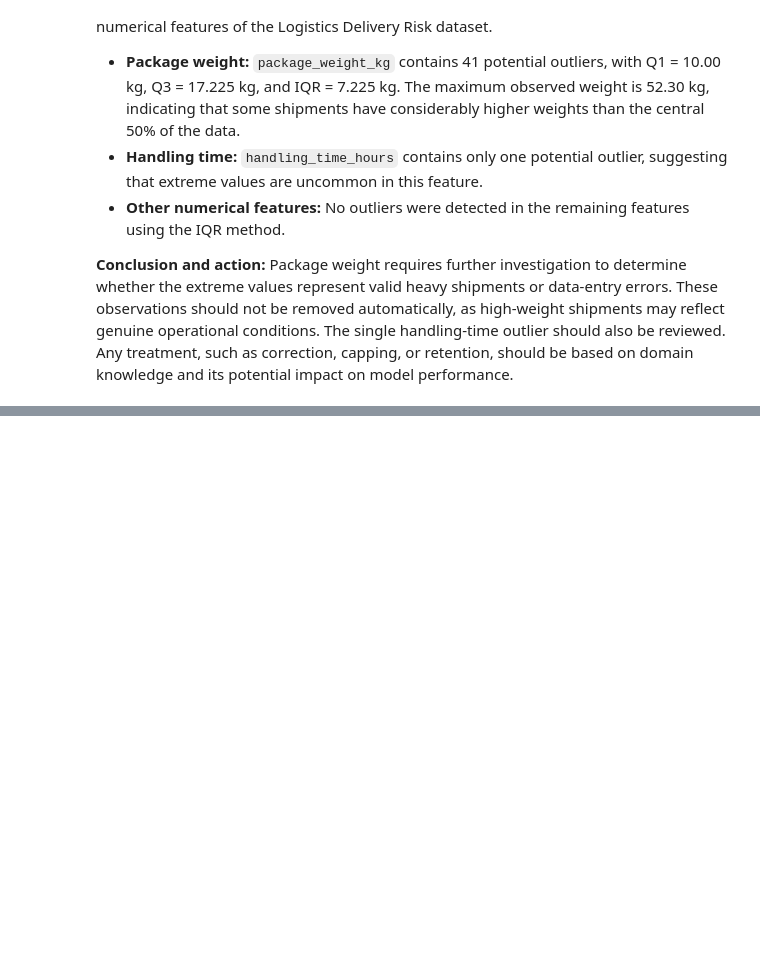
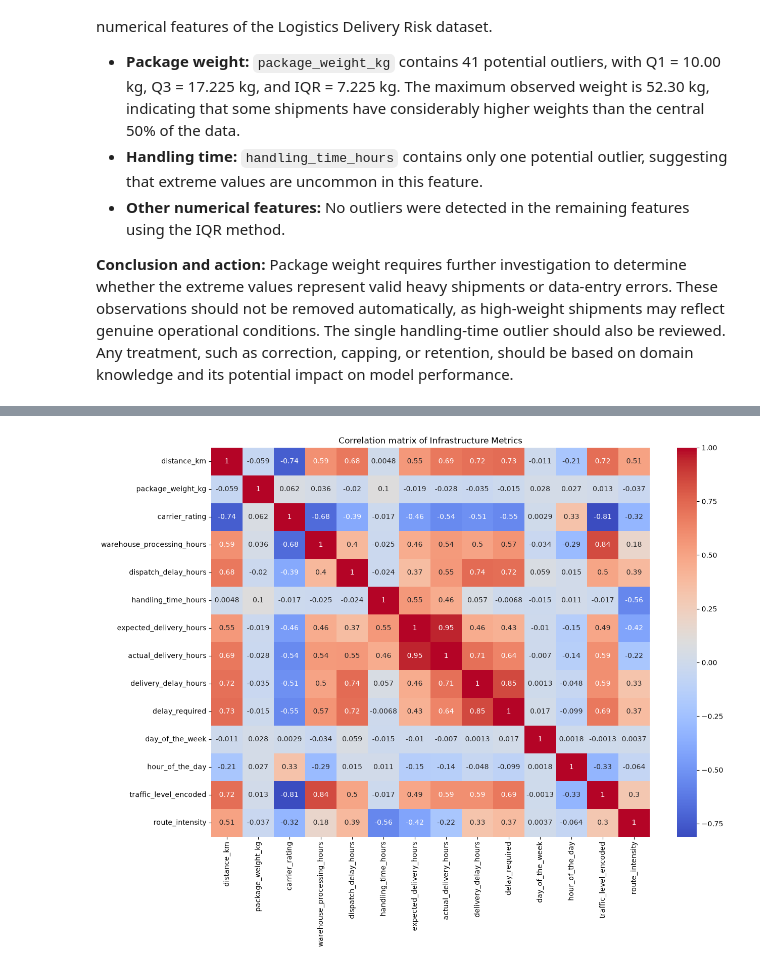
Before and after one commit to NiharikaKrishna-DS/logistics_delivery_risk_intelligence, a Jupyter notebook: logistics_delivery_risk_intelligence.ipynb, the cells around one changed output, grey strips where cells are left out. Saved outputs shown, nothing was run; the diff lists cells and outputs as text; code cells hidden in the pictures; blank space fills up the shorter version.

```diff
--- a/logistics_delivery_risk_intelligence.ipynb
+++ b/logistics_delivery_risk_intelligence.ipynb
@@ -350,0 +392,25 @@ X = shipment_data_df_copy.drop(columns=['delivery_delay_hours','delay_required']
+# %%
+corre_matrix = (
+    shipment_data_df_copy.select_dtypes(include='number').corr()
+     )
+
+plt.figure(figsize=(14,10))
+
+sns.heatmap(
+    data = corre_matrix,
+    cmap="coolwarm",
+    annot= True,
+    fmt=".2g"
+)
+
+plt.title(
+    "Correlation matrix of Infrastructure Metrics")
+
+plt.savefig(
+   r"D:\Projects\Logistics Delivery Risk Intelligence\outputs\tasks3\correlation_heatmap.png"
+
+)
+
+plt.show()
+# %% [output]
+[figure, added]
```
Also changed, not shown: parts of 21 cells of this notebook, 2 other files.
